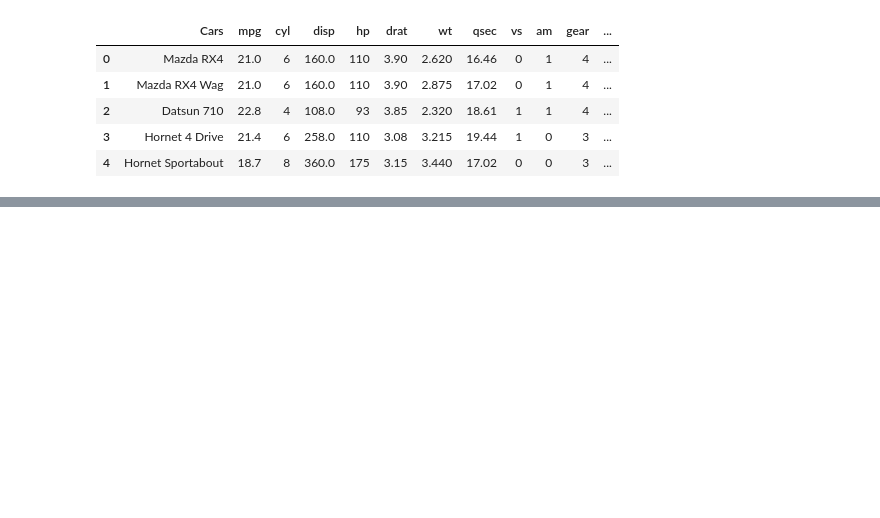
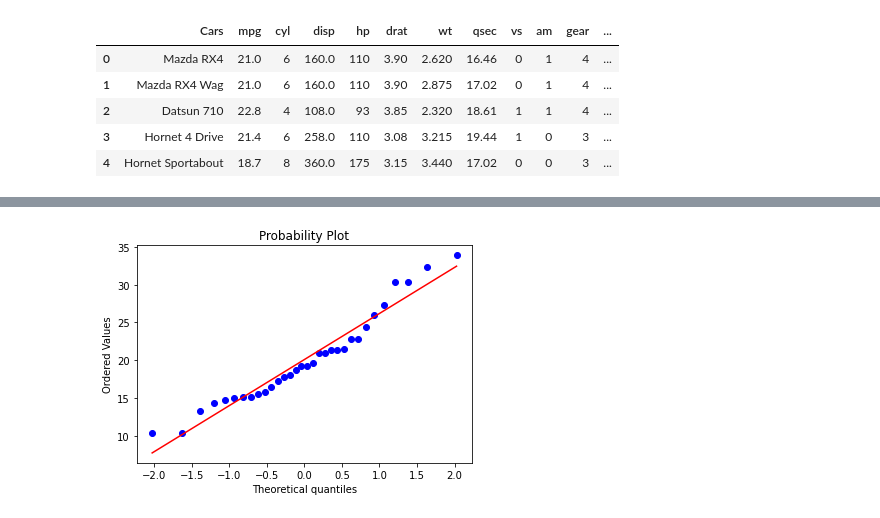
Before and after one commit to saifudnm/jagoan_hosting, a Jupyter notebook: mtcars.ipynb, the cells around one changed output, grey strips where cells are left out. Saved outputs shown, nothing was run; the diff lists cells and outputs as text; code cells hidden in the pictures; blank space fills up the shorter version.

```diff
--- a/mtcars.ipynb
+++ b/mtcars.ipynb
@@ -46,0 +153,6 @@ data.head()
+# %%
+# Q-Q plot
+stats.probplot(data['mpg'], dist='norm', plot=py)
+py.show()
+# %% [output]
+[figure, added]
```
Also changed, not shown: parts of 11 cells of this notebook.
